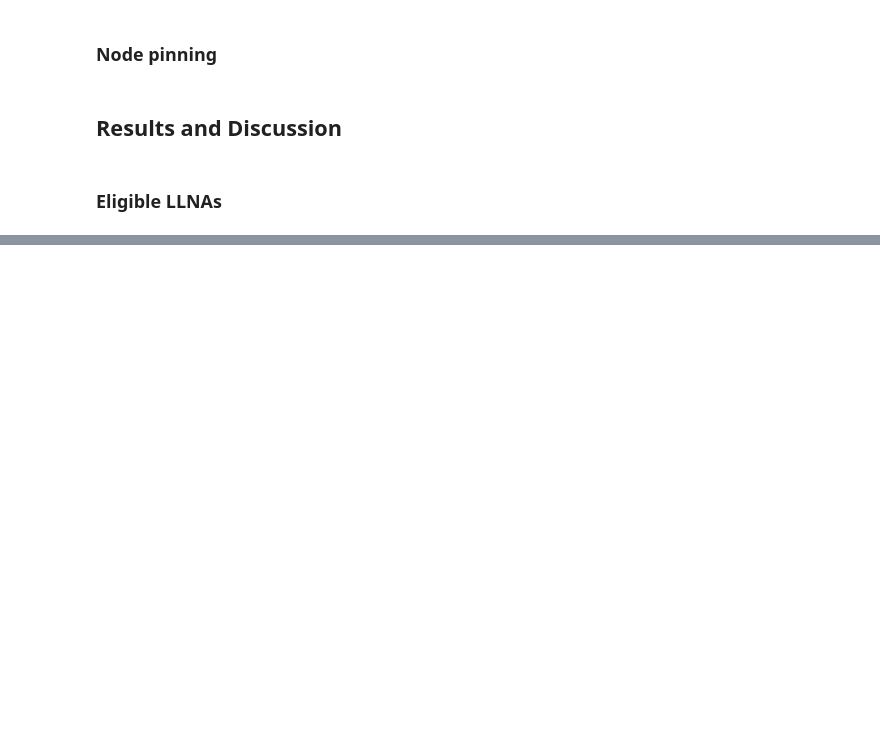
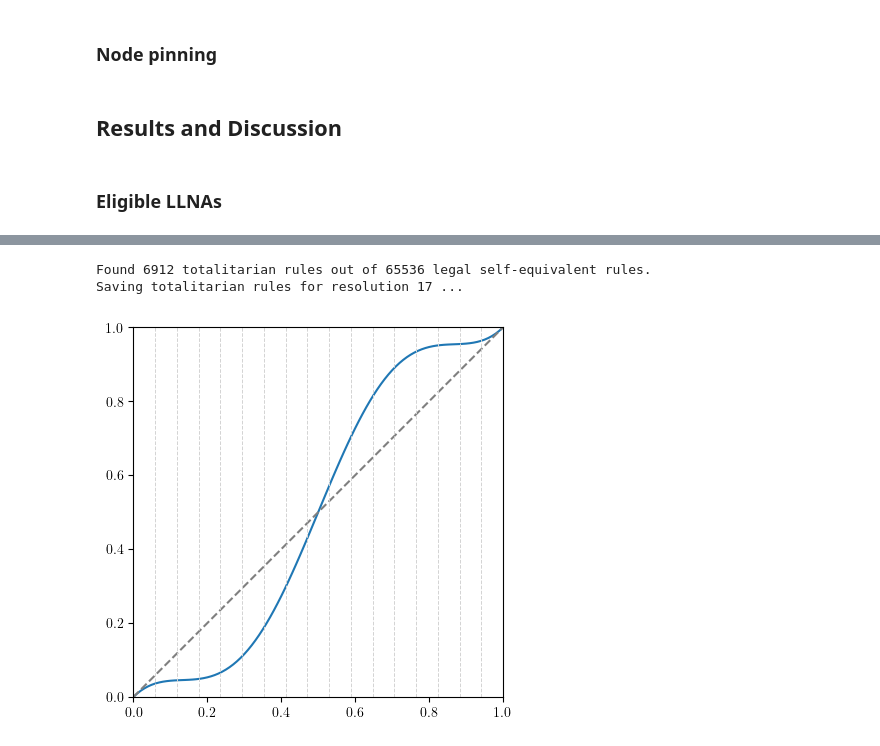
Before and after one commit to mrollier/network_automata_robustness, a Jupyter notebook: manuscript/impact_analysis-figures.ipynb, the cells around one changed output, grey strips where cells are left out. Cells and saved outputs as stored; diff of their text form; code cells hidden in the pictures; blank space fills up the shorter version.

```diff
--- a/manuscript/impact_analysis-figures.ipynb
+++ b/manuscript/impact_analysis-figures.ipynb
@@ -378,0 +455,40 @@ if SAVEFIG:
+# %%
+# run over all legal self-equivalent rules and check which obey the condition
+totalitarian_rules = []
+
+for beta,sigma in tqdm(legal_self_equiv_rule_list, total=len(legal_self_equiv_rule_list)):
+    B_set = binary_indices(beta)
+    S_set = binary_indices(sigma)
+    low_mfdp = mean_field_dens_propagation(resolution, B_set=B_set, S_set=S_set, current_dens=low_dens_array, degree=8)
+    if not np.any(low_mfdp > low_dens_array):
+        totalitarian_rules.append((beta, sigma))
+
+print(f"Found {len(totalitarian_rules)} totalitarian rules out of {len(legal_self_equiv_rule_list)} legal self-equivalent rules.")
+
+print(f"Saving totalitarian rules for resolution {resolution} ...")
+np.save(f'data/totalitarian_rules/totalitarian_rules_resolution{resolution}_degree{degree}.npy', np.array(totalitarian_rules))
+# %% [output]
+Found 6912 totalitarian rules out of 65536 legal self-equivalent rules.
+Saving totalitarian rules for resolution 17 ...
+# %%
+# pick random tuple from list
+(beta, sigma) = totalitarian_rules[np.random.randint(len(totalitarian_rules))]
+
+B_set = binary_indices(beta)
+S_set = binary_indices(sigma)
+
+current_dens = np.linspace(0,1,101)
+mfdp = mean_field_dens_propagation(resolution, B_set=B_set, S_set=S_set, current_dens=current_dens, degree=8)
+
+plt.plot(current_dens, mfdp)
+plt.plot([0,1], [0,1], linestyle='--', color='gray')
+
+# square the plot visually
+plt.gca().set_aspect('equal', adjustable='box')
+plt.xlim(0, 1)
+plt.ylim(0, 1)
+
+for i in range(resolution):
+    plt.axvline(x=i/resolution, color='lightgray', linestyle='--', linewidth=0.7)
+# %% [output]
+[figure, added]
```
Also changed, not shown: parts of 7 cells of this notebook, 19 other files.
